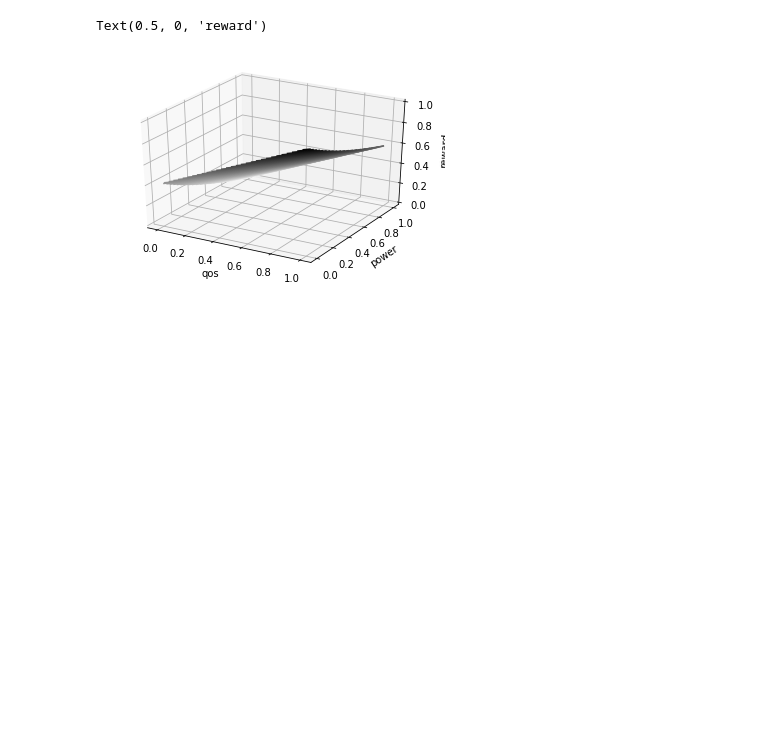
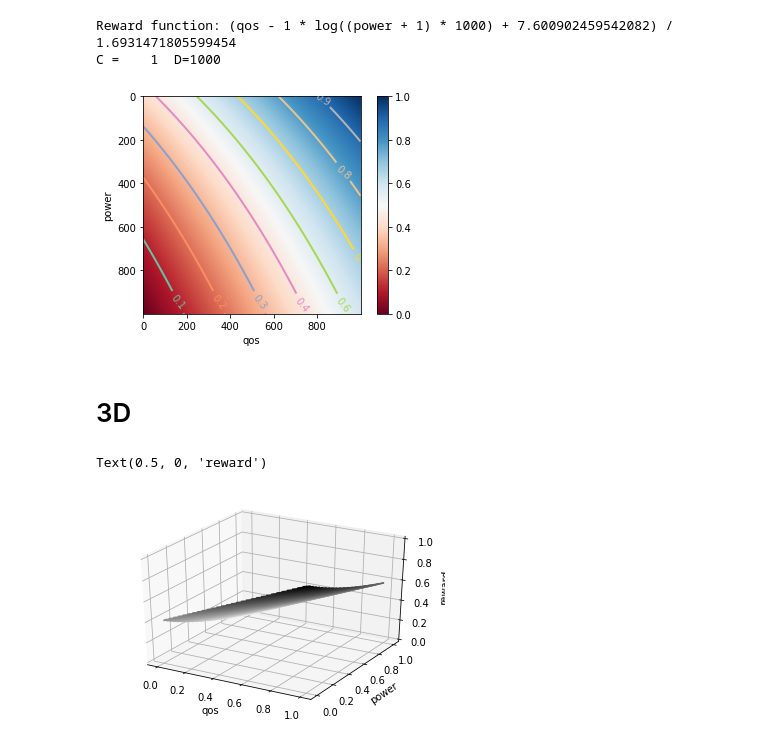
Before and after one commit to h3dema/command_ap, a Jupyter notebook: MOS/Check MOS.ipynb, the cells around one changed output. Saved outputs shown, nothing was run; the diff lists cells and outputs as text; code cells hidden in the pictures; blank space fills up the shorter version.

```diff
--- a/MOS/Check MOS.ipynb
+++ b/MOS/Check MOS.ipynb
@@ -36 +64,9 @@ Reward function
+# %%
+_, _, _ = plot(C=1, D=1000)
+# %% [output]
+Reward function: (qos - 1 * log((power + 1) * 1000) + 7.600902459542082) / 1.6931471805599454
+C =    1  D=1000
+[figure, added]
+# %% [markdown]
+# 3D
 # %%
```
Also changed, not shown: parts of 16 cells of this notebook.
